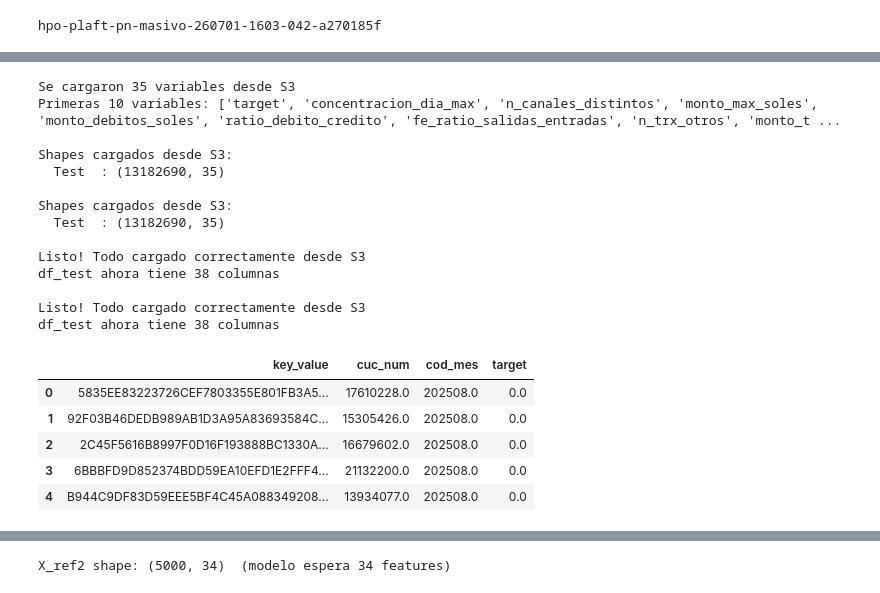
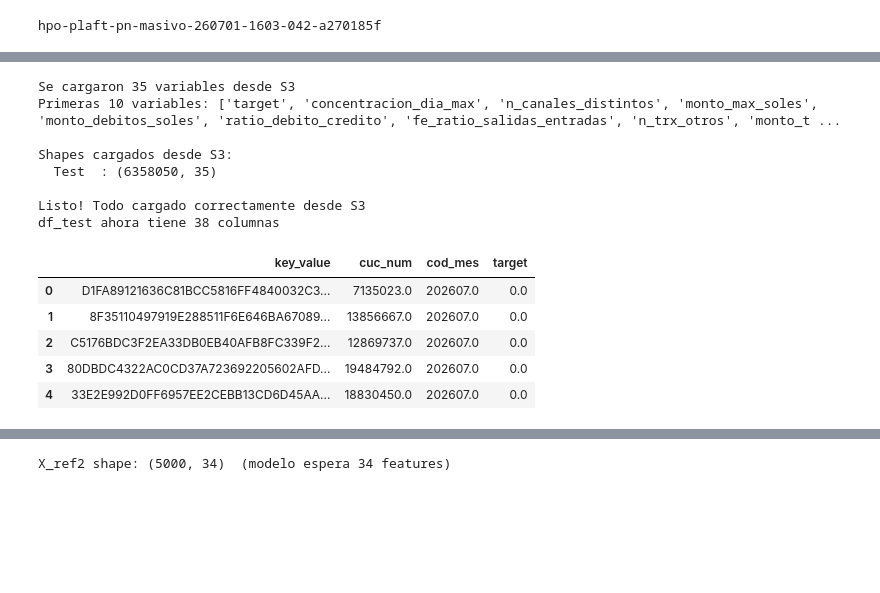
Before and after one commit to sentiherna/Interbank, a Jupyter notebook: PLAFT/Masivo/Desarrollo/3.VALIDACION_TOTAL-LAC0054004.ipynb, the cells around one changed output, grey strips where cells are left out. Saved outputs shown, nothing was run; the diff lists cells and outputs as text; code cells hidden in the pictures; blank space fills up the shorter version.

```diff
--- a/PLAFT/Masivo/Desarrollo/3.VALIDACION_TOTAL-LAC0054004.ipynb
+++ b/PLAFT/Masivo/Desarrollo/3.VALIDACION_TOTAL-LAC0054004.ipynb
@@ -337,7 +330,7 @@ model_prefix = 'discovery/comercial/sanherna/PLAFT/PN/MASIVO/DATA_INFERENCIA_PIL
 base_s3_path = f"s3://{bucket_name}/{model_prefix}/data_dev_model"
 
 headers_path      = f"{base_s3_path}/headers_total.csv"
-test_path         = f"{base_s3_path}/test_total.csv"
+test_path         = f"{base_s3_path}/test_total_1.csv"
 extras_test_path  = f"{base_s3_path}/extras_test_total.csv"
 
 # ===============================================================
@@ -357,45 +350,39 @@ df_test  = pd.read_csv(test_path,  header=None, names=column_order)
 print(f"\nShapes cargados desde S3:")
 print(f"  Test  : {df_test.shape}")
 
 # ===============================================================
 # 5. Cargar extras (num_documento, mes_base, tipo_alerta_n2)
 # ===============================================================
 extras_test = pd.read_csv(extras_test_path)
 
 # Pegamos las columnas de reporting al dataframe original
 
 df_test = pd.concat([df_test.reset_index(drop=True),
                      extras_test[['cod_mes', 'key_value' ,'cuc_num']]], axis=1)
 
 # ===============================================================
 # 6. Verificación final
 # ===============================================================
 print("\nListo! Todo cargado correctamente desde S3")
 print(f"df_test ahora tiene {df_test.shape[1]} columnas")
 
 # Ejemplo rápido de uso
 display(df_test[['key_value', 'cuc_num' ,'cod_mes', 'target']].head())
 # %% [output]
 Se cargaron 35 variables desde S3
 Primeras 10 variables: ['target', 'concentracion_dia_max', 'n_canales_distintos', 'monto_max_soles', 'monto_debitos_soles', 'ratio_debito_credito', 'fe_ratio_salidas_entradas', 'n_trx_otros', 'monto_t ...
 
 Shapes cargados desde S3:
-  Test  : (13182690, 35)
-
-Shapes cargados desde S3:
-  Test  : (13182690, 35)
+  Test  : (6358050, 35)
 
 Listo! Todo cargado correctamente desde S3
 df_test ahora tiene 38 columnas
-
-Listo! Todo cargado correctamente desde S3
-df_test ahora tiene 38 columnas
 |  | key_value | cuc_num | cod_mes | target |
-| 0 | 5835EE83223726CEF7803355E801FB3A5... | 17610228.0 | 202508.0 | 0.0 |
-| 1 | 92F03B46DEDB989AB1D3A95A83693584C... | 15305426.0 | 202508.0 | 0.0 |
-| 2 | 2C45F5616B8997F0D16F193888BC1330A... | 16679602.0 | 202508.0 | 0.0 |
-| 3 | 6BBBFD9D852374BDD59EA10EFD1E2FFF4... | 21132200.0 | 202508.0 | 0.0 |
-| 4 | B944C9DF83D59EEE5BF4C45A088349208... | 13934077.0 | 202508.0 | 0.0 |
+| 0 | D1FA89121636C81BCC5816FF4840032C3... | 7135023.0 | 202607.0 | 0.0 |
+| 1 | 8F35110497919E288511F6E646BA67089... | 13856667.0 | 202607.0 | 0.0 |
+| 2 | C5176BDC3F2EA33DB0EB40AFB8FC339F2... | 12869737.0 | 202607.0 | 0.0 |
+| 3 | 80DBDC4322AC0CD37A723692205602AFD... | 19484792.0 | 202607.0 | 0.0 |
+| 4 | 33E2E992D0FF6957EE2CEBB13CD6D45AA... | 18830450.0 | 202607.0 | 0.0 |
 # %%
 #df_test_1= df_test[(df_test.tipo_alerta_n2 =='AUTOMATICA')&(df_test.trx_riesgo_cliente !='A')]
 # %%
```
Also changed, not shown: parts of 28 cells of this notebook, 14 other files.
